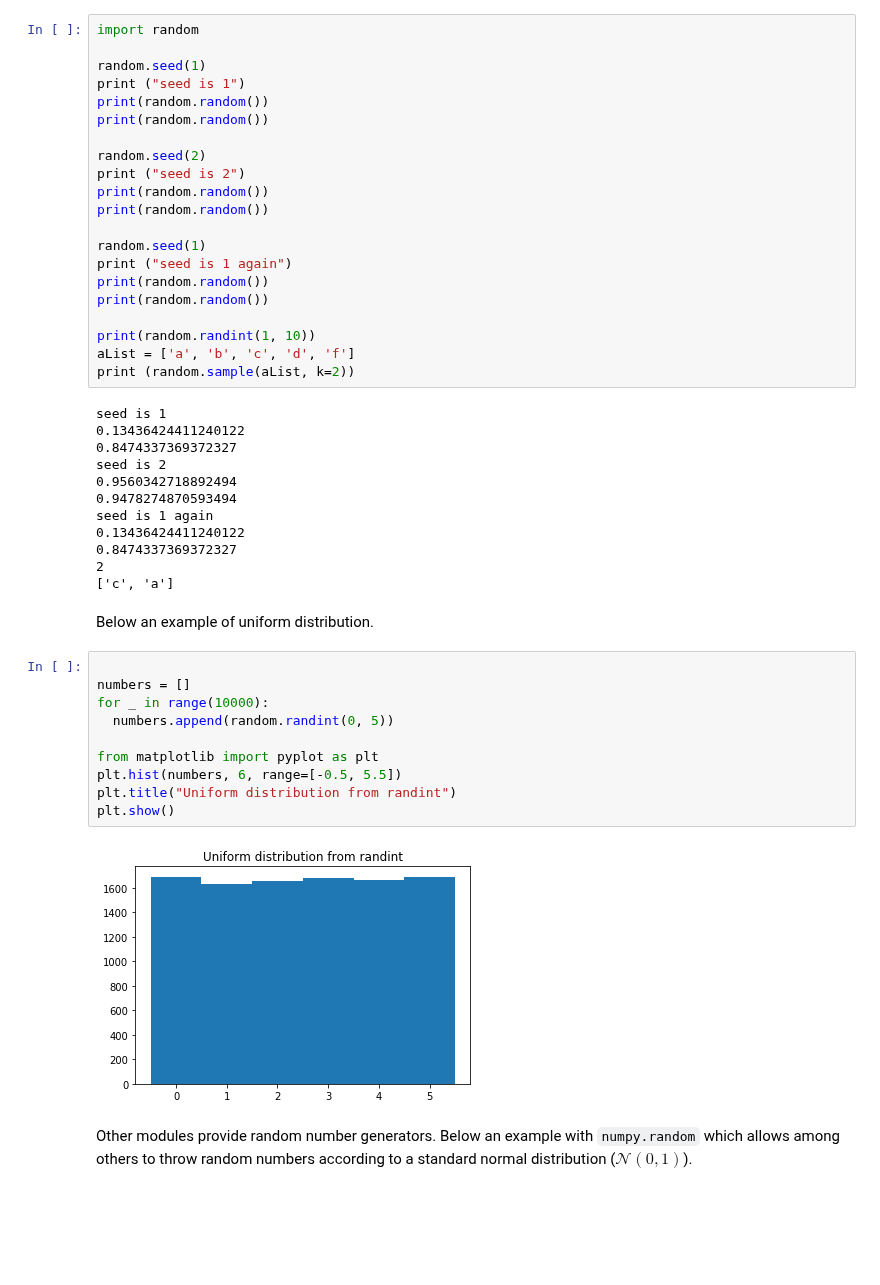
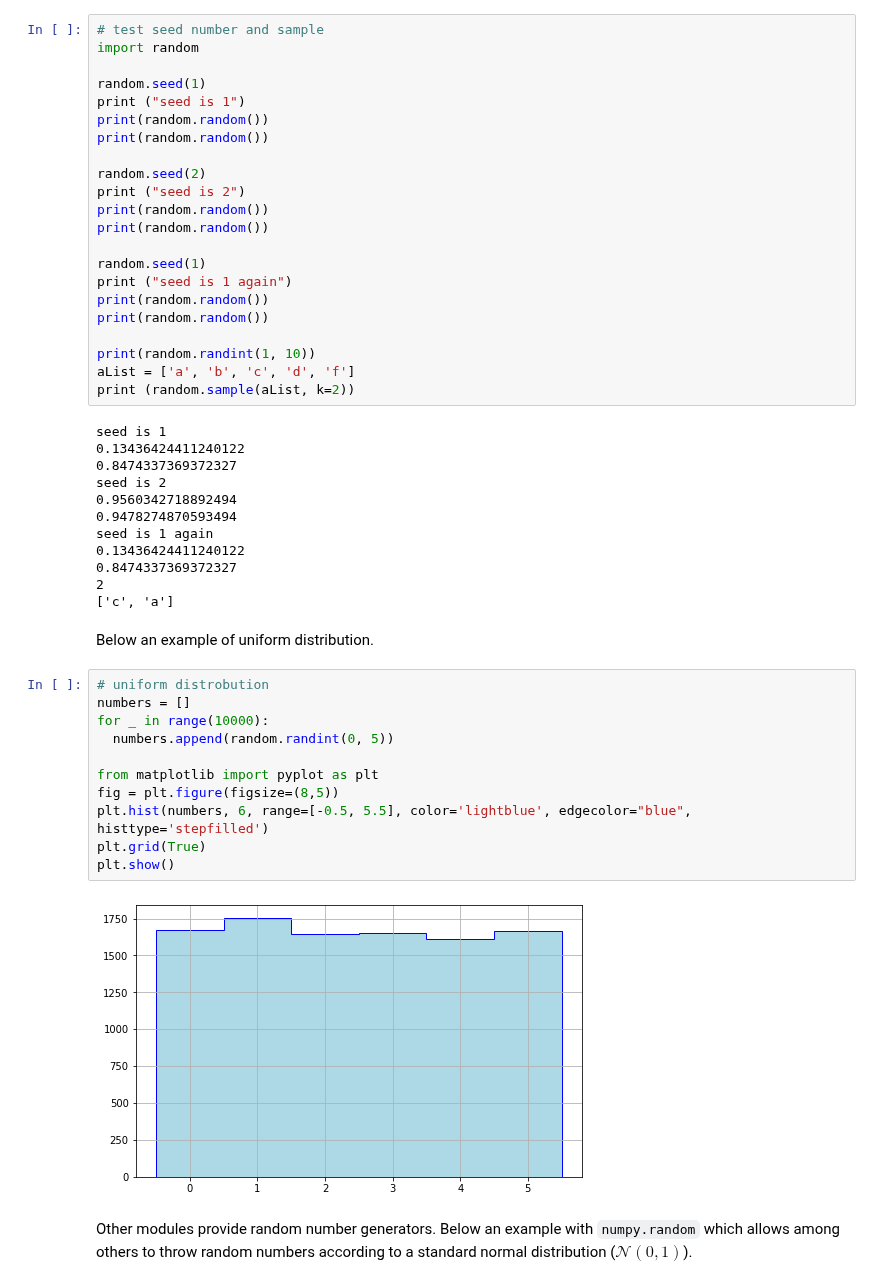
Before and after one commit to matteosan1/finance_course, a Jupyter notebook: lessons_2020/lesson4.ipynb, the cells around one changed output. Saved outputs shown, nothing was run; the diff lists cells and outputs as text; blank space fills up the shorter version.

```diff
--- a/lessons_2020/lesson4.ipynb
+++ b/lessons_2020/lesson4.ipynb
@@ -40,4 +40,5 @@ As usual for a more detailed description check `help(random)`.
 # %%
+# test seed number and sample
 import random
 
 random.seed(1)
@@ -73,17 +74,18 @@ seed is 1 again
 # %% [markdown]
 Below an example of uniform distribution.
 # %%
-
+# uniform distrobution
 numbers = []
 for _ in range(10000):
   numbers.append(random.randint(0, 5))
 
 from matplotlib import pyplot as plt
-plt.hist(numbers, 6, range=[-0.5, 5.5])
-plt.title("Uniform distribution from randint")
+fig = plt.figure(figsize=(8,5))
+plt.hist(numbers, 6, range=[-0.5, 5.5], color='lightblue', edgecolor="blue", histtype='stepfilled')
+plt.grid(True)
 plt.show()
 # %% [output]
-[figure, old version]
+[figure, new version]
 # %% [markdown]
 Other modules provide random number generators. Below an example with `numpy.random` which allows among others to throw random numbers according to a standard normal distribution ($\mathcal{N}(0, 1)$).
 # %%
```
Also changed, not shown: parts of 54 cells of this notebook, 22 other files.
